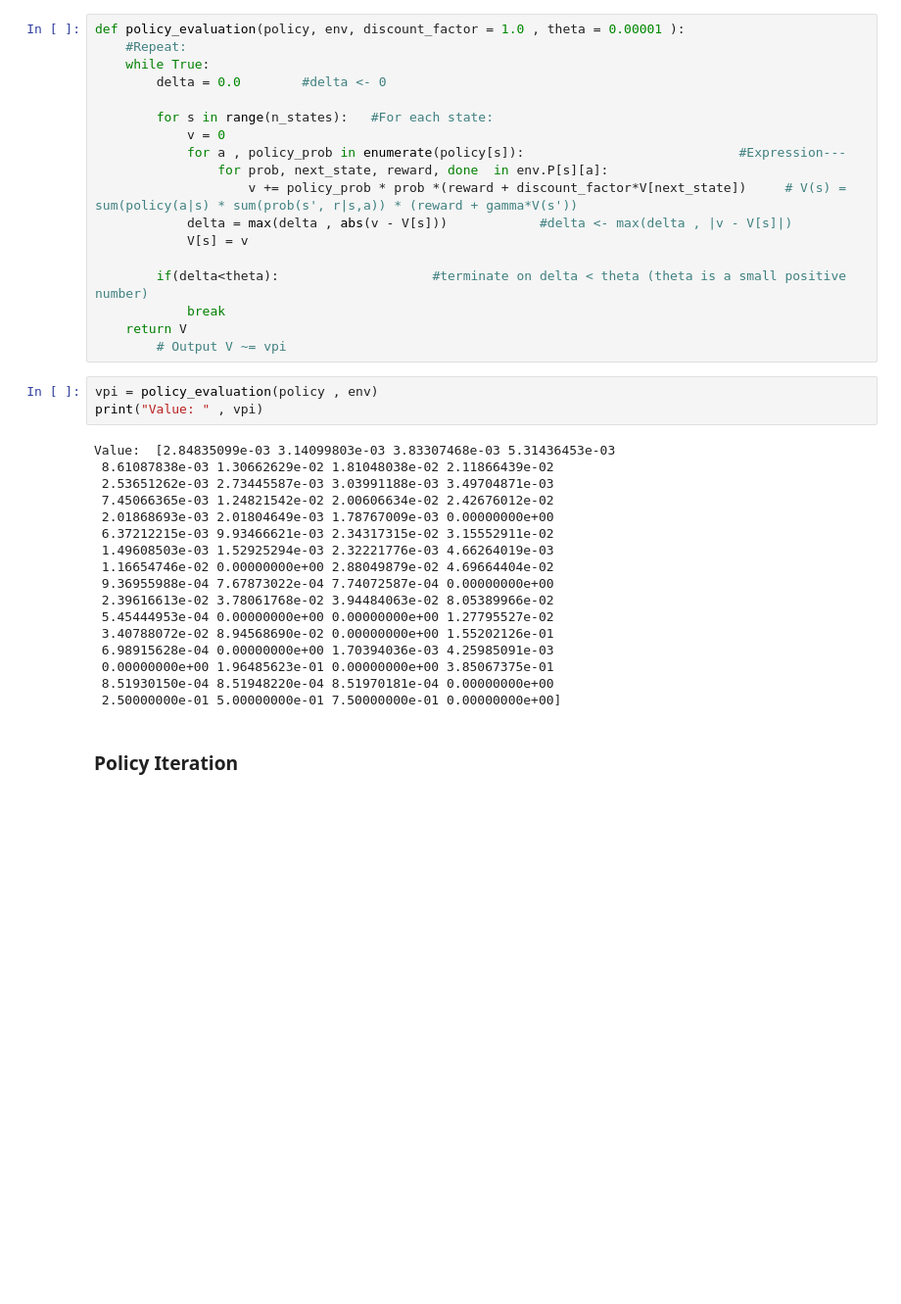
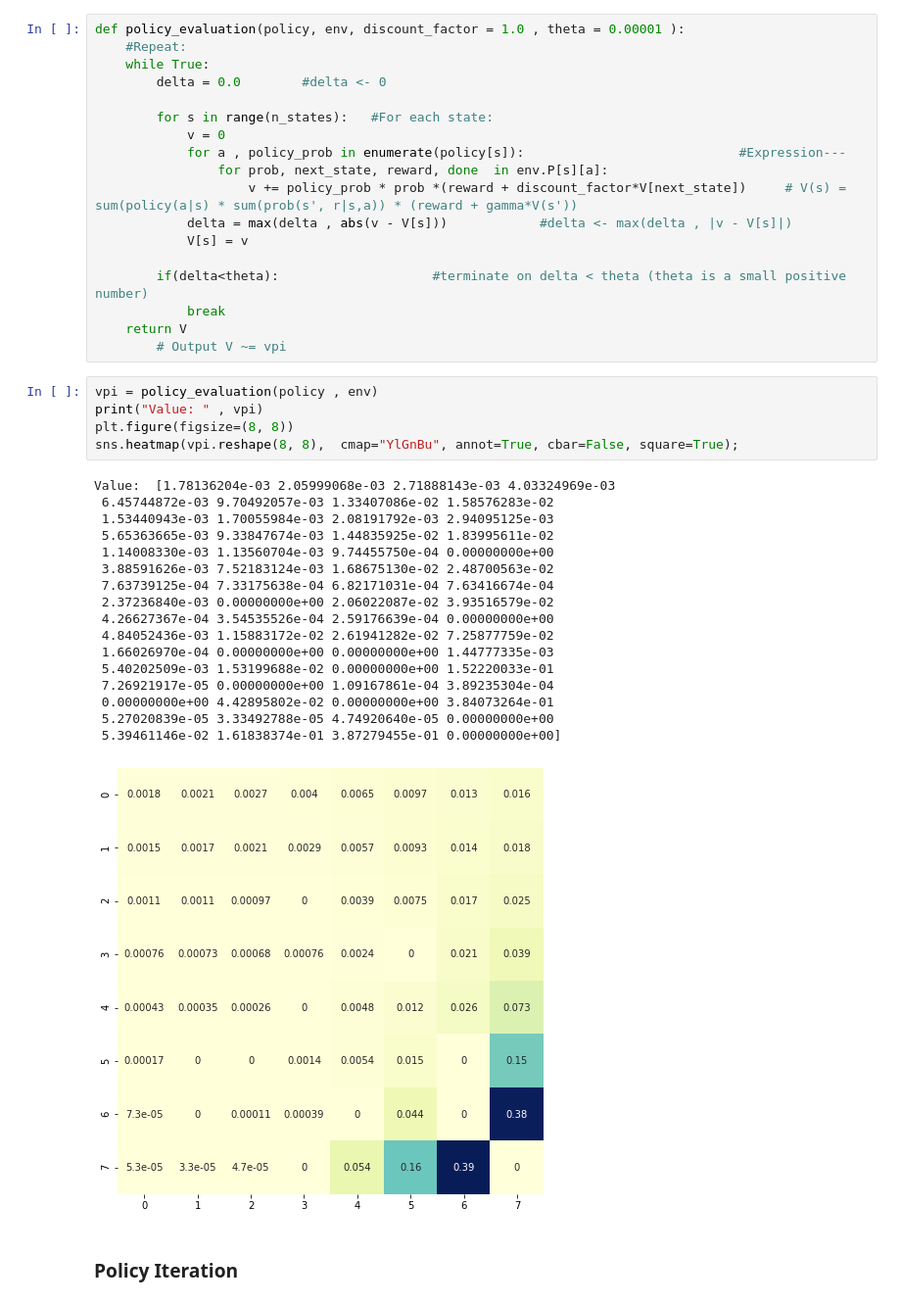
Before and after one commit to Daketey/Dynamic-Programming-RL, a Jupyter notebook: Dynamic_Programming_RL.ipynb, the cells around one changed output. Shown at 98% size. Cells and saved outputs as stored; diff of their text form; blank space fills up the shorter version.

```diff
--- a/Dynamic_Programming_RL.ipynb
+++ b/Dynamic_Programming_RL.ipynb
@@ -91,26 +88,29 @@ def policy_evaluation(policy, env, discount_factor = 1.0 , theta = 0.00001 ):
             break
     return V
         # Output V ~= vpi
-# %%
-vpi = policy_evaluation(policy , env)
-print("Value: " , vpi)
-# %% [output]
-Value:  [2.84835099e-03 3.14099803e-03 3.83307468e-03 5.31436453e-03
- 8.61087838e-03 1.30662629e-02 1.81048038e-02 2.11866439e-02
- 2.53651262e-03 2.73445587e-03 3.03991188e-03 3.49704871e-03
- 7.45066365e-03 1.24821542e-02 2.00606634e-02 2.42676012e-02
- 2.01868693e-03 2.01804649e-03 1.78767009e-03 0.00000000e+00
- 6.37212215e-03 9.93466621e-03 2.34317315e-02 3.15552911e-02
- 1.49608503e-03 1.52925294e-03 2.32221776e-03 4.66264019e-03
- 1.16654746e-02 0.00000000e+00 2.88049879e-02 4.69664404e-02
- 9.36955988e-04 7.67873022e-04 7.74072587e-04 0.00000000e+00
- 2.39616613e-02 3.78061768e-02 3.94484063e-02 8.05389966e-02
- 5.45444953e-04 0.00000000e+00 0.00000000e+00 1.27795527e-02
- 3.40788072e-02 8.94568690e-02 0.00000000e+00 1.55202126e-01
- 6.98915628e-04 0.00000000e+00 1.70394036e-03 4.25985091e-03
- 0.00000000e+00 1.96485623e-01 0.00000000e+00 3.85067375e-01
- 8.51930150e-04 8.51948220e-04 8.51970181e-04 0.00000000e+00
- 2.50000000e-01 5.00000000e-01 7.50000000e-01 0.00000000e+00]
+# %%
+vpi = policy_evaluation(policy , env)
+print("Value: " , vpi)
+plt.figure(figsize=(8, 8))
+sns.heatmap(vpi.reshape(8, 8),  cmap="YlGnBu", annot=True, cbar=False, square=True);
+# %% [output]
+Value:  [1.78136204e-03 2.05999068e-03 2.71888143e-03 4.03324969e-03
+ 6.45744872e-03 9.70492057e-03 1.33407086e-02 1.58576283e-02
+ 1.53440943e-03 1.70055984e-03 2.08191792e-03 2.94095125e-03
+ 5.65363665e-03 9.33847674e-03 1.44835925e-02 1.83995611e-02
+ 1.14008330e-03 1.13560704e-03 9.74455750e-04 0.00000000e+00
+ 3.88591626e-03 7.52183124e-03 1.68675130e-02 2.48700563e-02
+ 7.63739125e-04 7.33175638e-04 6.82171031e-04 7.63416674e-04
+ 2.37236840e-03 0.00000000e+00 2.06022087e-02 3.93516579e-02
+ 4.26627367e-04 3.54535526e-04 2.59176639e-04 0.00000000e+00
+ 4.84052436e-03 1.15883172e-02 2.61941282e-02 7.25877759e-02
+ 1.66026970e-04 0.00000000e+00 0.00000000e+00 1.44777335e-03
+ 5.40202509e-03 1.53199688e-02 0.00000000e+00 1.52220033e-01
+ 7.26921917e-05 0.00000000e+00 1.09167861e-04 3.89235304e-04
+ 0.00000000e+00 4.42895802e-02 0.00000000e+00 3.84073264e-01
+ 5.27020839e-05 3.33492788e-05 4.74920640e-05 0.00000000e+00
+ 5.39461146e-02 1.61838374e-01 3.87279455e-01 0.00000000e+00]
+[figure, added]
 # %% [markdown]
 ### Policy Iteration
 # %%
```
Also changed, not shown: parts of 7 cells of this notebook.
